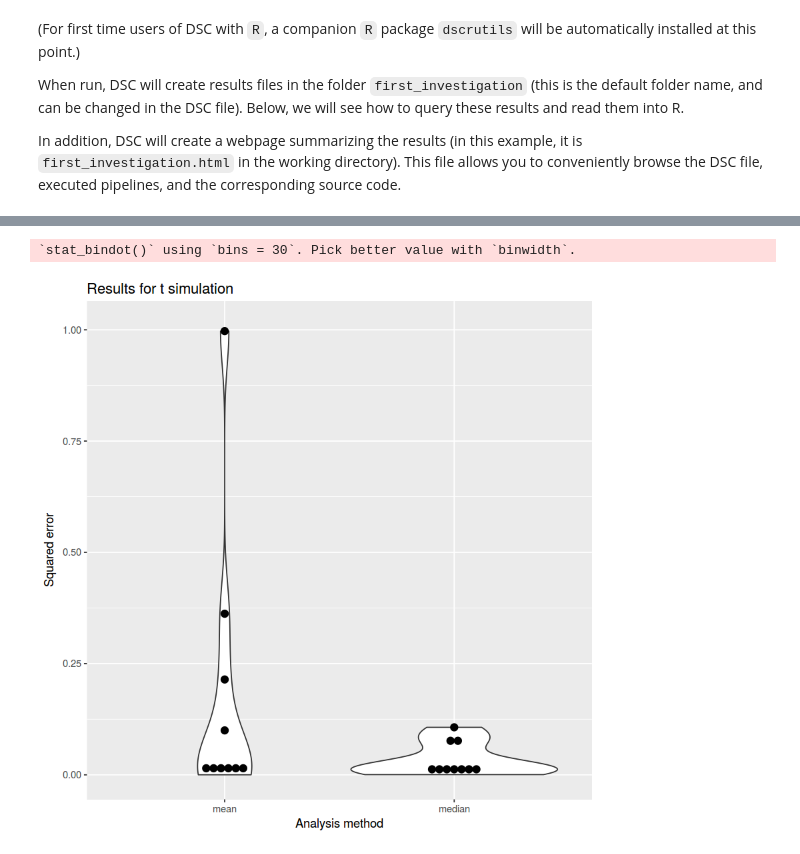
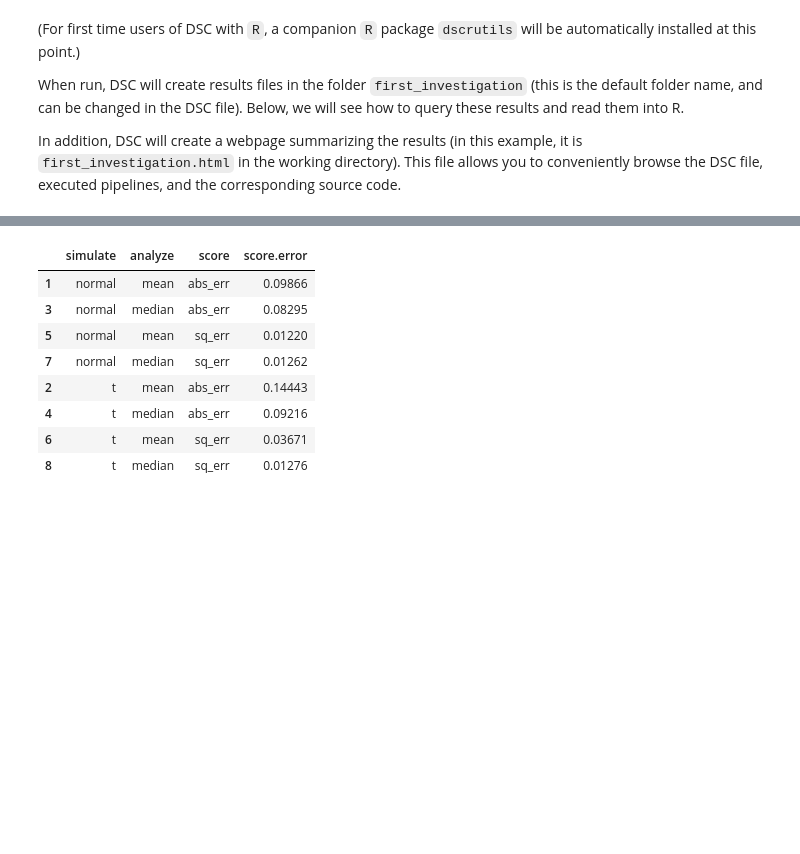
Before and after one commit to stephenslab/dsc-wiki, a Jupyter notebook: tutorials/Intro_DSC.ipynb, the cells around one changed output, grey strips where cells are left out. Cells and saved outputs as stored; diff of their text form; code cells hidden in the pictures; blank space fills up the shorter version.

```diff
--- a/tutorials/Intro_DSC.ipynb
+++ b/tutorials/Intro_DSC.ipynb
@@ -201,10 +188,13 @@ Here we summarize results of the *t* simulation, under the squared error metric:
-# %%
-library(ggplot2)
-p <- ggplot(data.frame(subset(res, simulate=="t" & score=='sq_err')[,c('analyze','score.error')]),
-            aes(x=analyze, y=score.error)) +
-    geom_violin() +
-    geom_dotplot(binaxis='y', stackdir='center', dotsize = .5)
-p + labs(x = "Analysis method",y = "Squared error", title = "Results for t simulation")
-# %% [output]
-`stat_bindot()` using `bins = 30`. Pick better value with `binwidth`.
-[figure, removed]
+# %%
+dscsummary <- aggregate(score.error ~ simulate + analyze + score,dscout,mean)
+dscsummary[with(dscsummary,order(simulate,score)),]
+# %% [output]
+|  | simulate | analyze | score | score.error |
+| 1 | normal | mean | abs_err | 0.09866 |
+| 3 | normal | median | abs_err | 0.08295 |
+| 5 | normal | mean | sq_err | 0.01220 |
+| 7 | normal | median | sq_err | 0.01262 |
+| 2 | t | mean | abs_err | 0.14443 |
+| 4 | t | median | abs_err | 0.09216 |
+| 6 | t | mean | sq_err | 0.03671 |
+| 8 | t | median | sq_err | 0.01276 |
```
Also changed, not shown: parts of 11 cells of this notebook, 1 other file.
